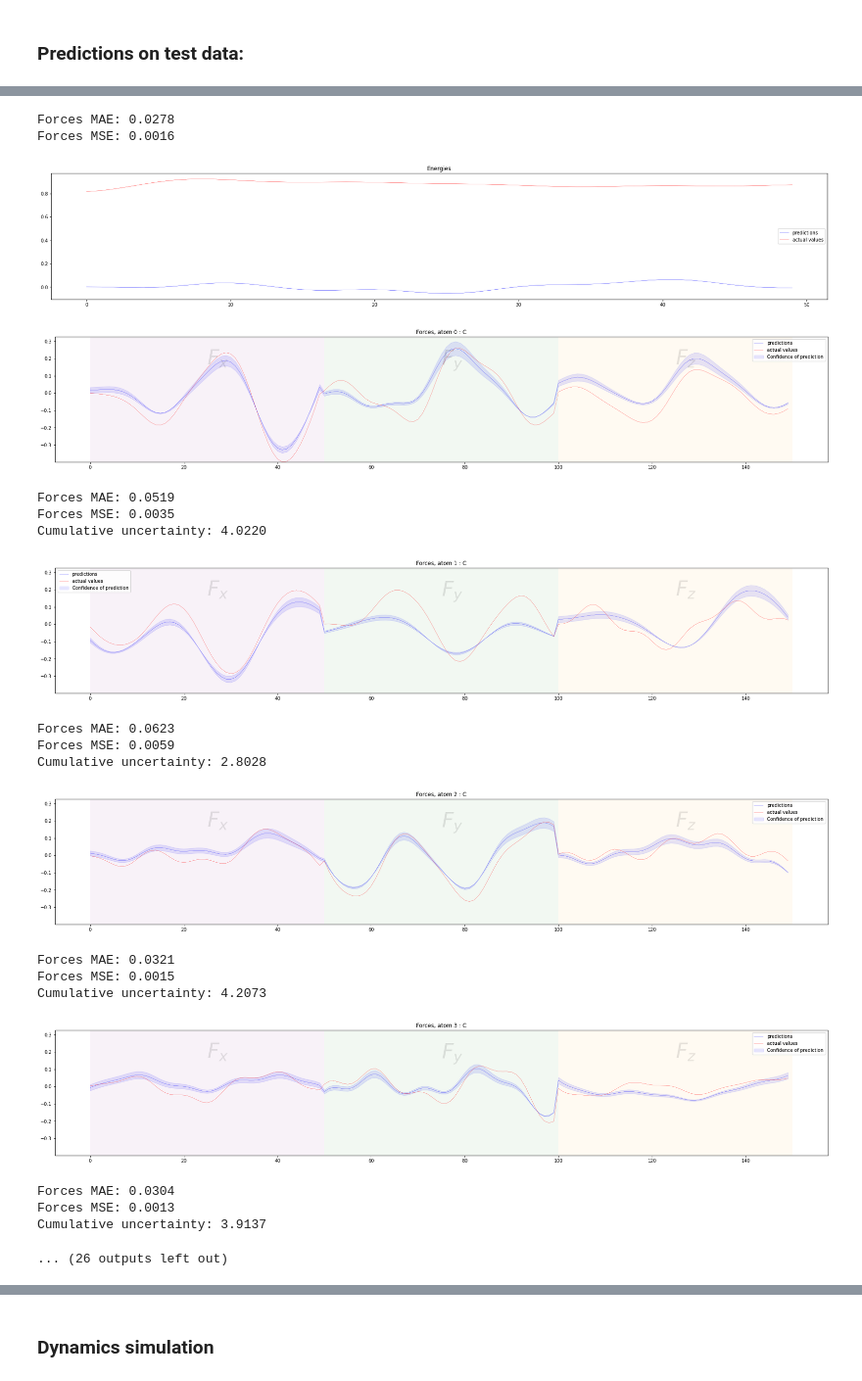
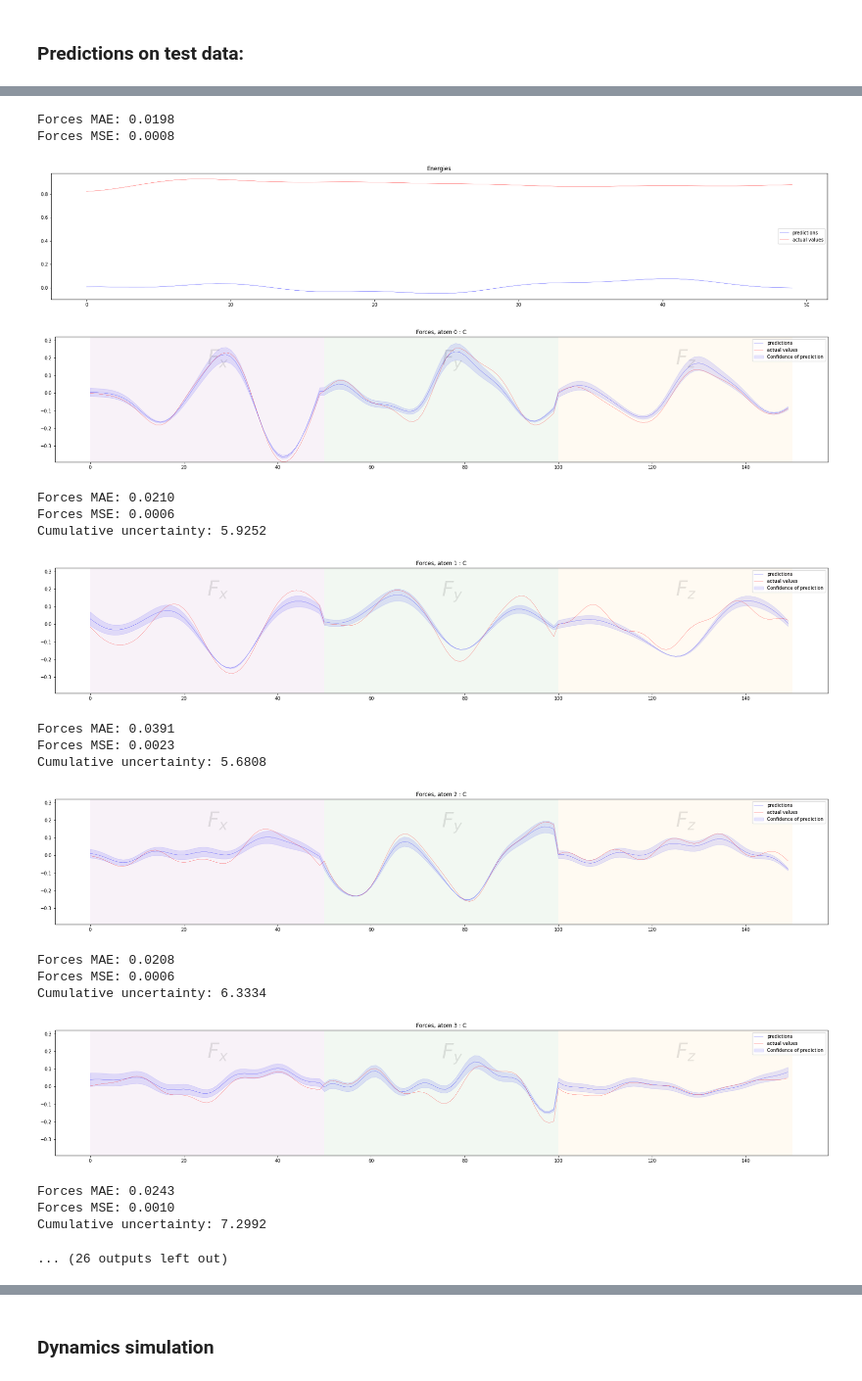
Before and after one commit to chem-gp/saddle-dynamics, a Jupyter notebook: notebooks/saddle_md.ipynb, the cells around one changed output, grey strips where cells are left out. Shown at 98% size. Saved outputs shown, nothing was run; the diff lists cells and outputs as text; code cells hidden in the pictures.

```diff
--- a/notebooks/saddle_md.ipynb
+++ b/notebooks/saddle_md.ipynb
@@ -52,7 +52,7 @@ Flattening done!
 # %%
 # Training data:
 # training_indices = np.sort(  np.random.choice(np.arange(0,10_000), 1000, replace=False) )
-training_indices = np.sort(  np.arange(0, 10000, 50) )
+training_indices = np.sort(  np.arange(0, 90000, 200) )
 traj_train = [traj[i] for i in training_indices]
 energies_train = energies[training_indices]
 forces_train = forces[training_indices]
@@ -74,4 +74,9 @@ hparams = {
     'device' : 'gpu'
 }
 
-fdm = FandeDataModuleASE(train_data, test_data, hparams, atoms_forces=None)
+del fdm
+
+fdm = FandeDataModuleASE(train_data, test_data, hparams)
+
+print(fdm.forces_train_norm.shape)
+plt.plot(fdm.forces_train[:,16,0])
@@ -123,9 +132,9 @@ test_F = fdm.test_F
 #     ( np.arange(0,4800), np.arange(11*4800,12*4800), np.random.choice(np.arange(4800,59200), 300, replace=False) )
 #     ) )
 
-# ind_slice = np.sort(  np.random.choice(np.arange(0,train_F.shape[0]), 2_000, replace=False) )
+ind_slice = np.sort(  np.random.choice(np.arange(0,train_F.shape[0]), 10_000, replace=False) )
 # ind_slice = np.sort(  np.arange(0,2550) )
-ind_slice = np.sort(  np.arange(0,train_F.shape[0]) )
+# ind_slice = np.sort(  np.arange(0,train_F.shape[0]) )
 
 
 train_dataset = TensorDataset(train_DX[ind_slice], train_F[ind_slice])
@@ -160,49 +169,50 @@ test_E = fdm.test_E
 test_F = fdm.test_F
 
 model_e = None
 trainer_e = None
 
 
 predictor = PredictorASE(
+        fdm,
             model_e,
             model_f,
             trainer_e,
             trainer_f,
             test_X,
             test_DX,
             test_E,
             test_F,
             test_data,
             hparams,
             soap_params
 )
 
 
 predictor.predict_and_plot_forces()
 # %% [output]
  setup() callback called...
 
  on_predict_start() callback called...
 
  teardown() callback called...
 [figure]
-Forces MAE: 0.0278
-Forces MSE: 0.0016
+Forces MAE: 0.0198
+Forces MSE: 0.0008
 [figure]
-[figure, old version]
+[figure, new version]
-Forces MAE: 0.0519
-Forces MSE: 0.0035
-Cumulative uncertainty: 4.0220
+Forces MAE: 0.0210
+Forces MSE: 0.0006
+Cumulative uncertainty: 5.9252
-[figure, old version]
+[figure, new version]
-Forces MAE: 0.0623
-Forces MSE: 0.0059
-Cumulative uncertainty: 2.8028
+Forces MAE: 0.0391
+Forces MSE: 0.0023
+Cumulative uncertainty: 5.6808
 [figure]
-Forces MAE: 0.0321
-Forces MSE: 0.0015
-Cumulative uncertainty: 4.2073
+Forces MAE: 0.0208
+Forces MSE: 0.0006
+Cumulative uncertainty: 6.3334
 [figure]
-Forces MAE: 0.0304
-Forces MSE: 0.0013
-Cumulative uncertainty: 3.9137
+Forces MAE: 0.0243
+Forces MSE: 0.0010
+Cumulative uncertainty: 7.2992
 ... (26 outputs left out)
```
Also changed, not shown: parts of 8 cells of this notebook, 1 other file.
